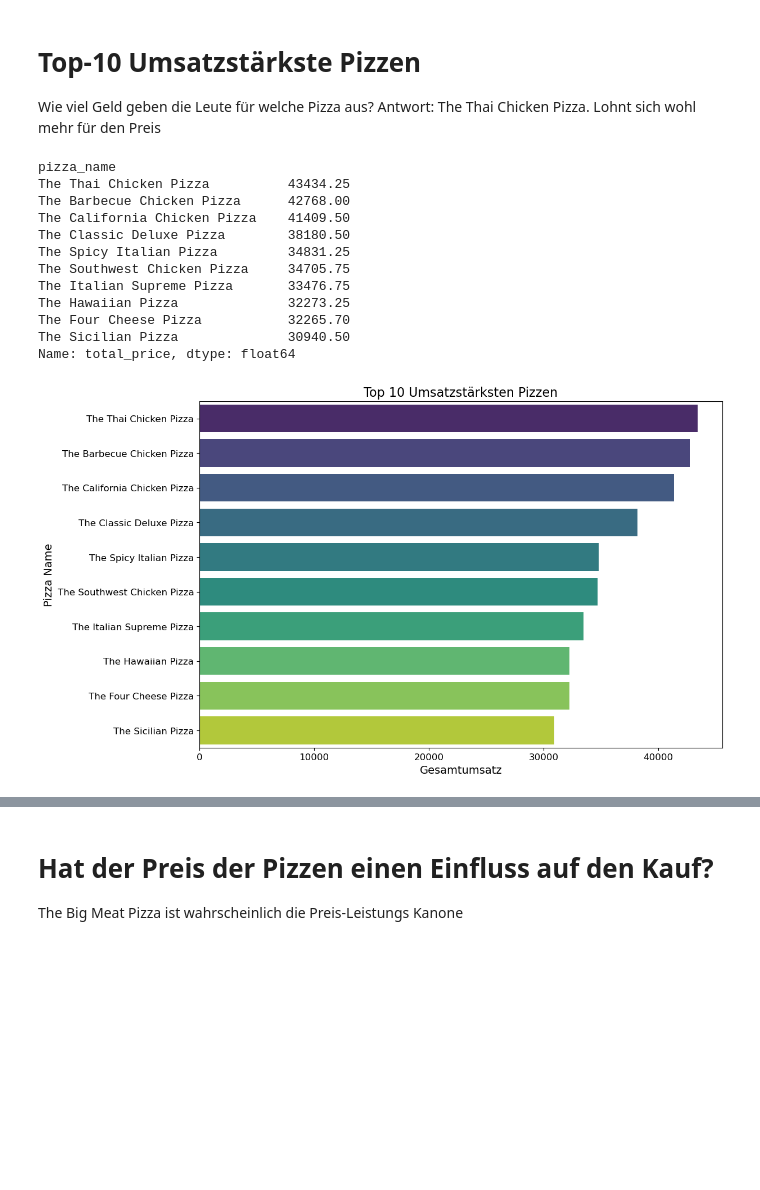
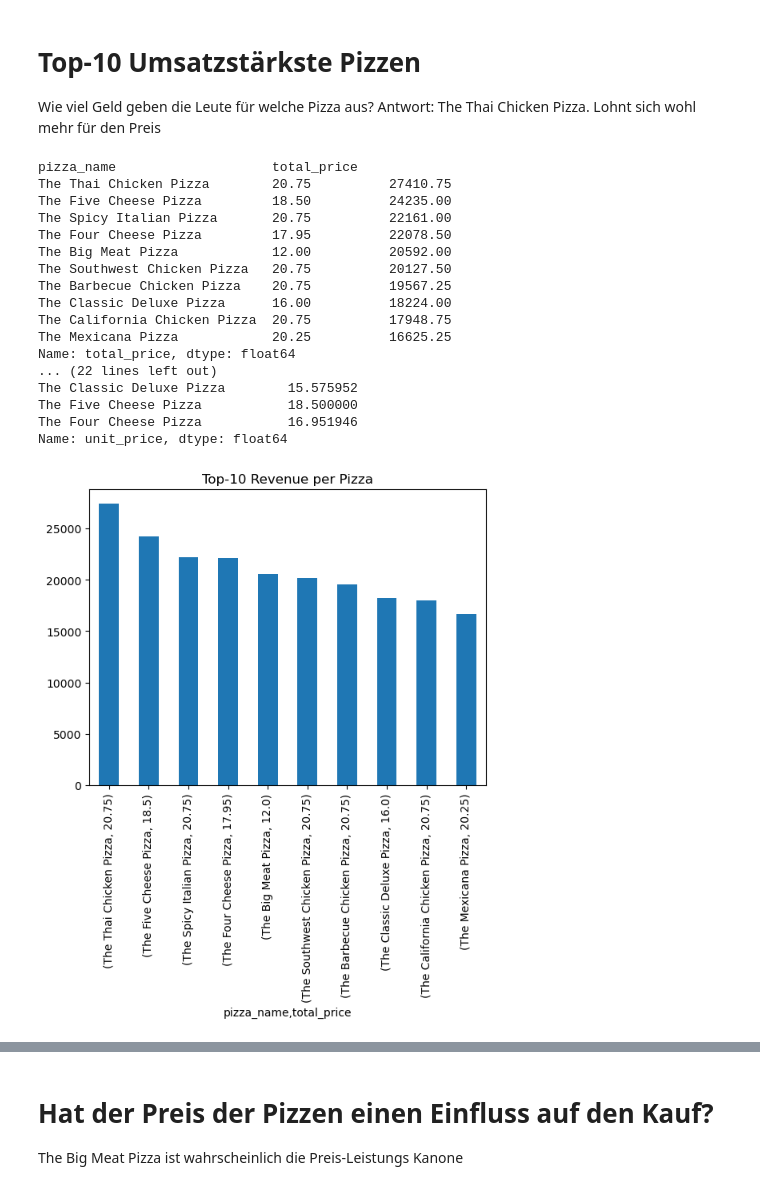
Before and after one commit to dasrinkana/pizza_sales, a Jupyter notebook: pizza.ipynb, the cells around one changed output, grey strips where cells are left out. Drawn from its saved outputs; the diff is of its cells as text; code cells hidden in the pictures; blank space fills up the shorter version.

```diff
--- a/pizza.ipynb
+++ b/pizza.ipynb
@@ -164,29 +164,48 @@ Anzahl der meistverkauften Pizza an diesem Tag: 22.0
 Wie viel Geld geben die Leute für welche Pizza aus?
 Antwort: The Thai Chicken Pizza. Lohnt sich wohl mehr für den Preis
 # %%
+total_price = data.groupby(['pizza_name', 'total_price'])['total_price'].sum()
+top_10_total_price = total_price.sort_values(ascending=False).head(10)
+print(top_10_total_price)
+top_10_total_price.plot(kind='bar', title='Top-10 Revenue per Pizza')
+
 total_price = data.groupby('pizza_name')['total_price'].sum()
 top_10_total_price = total_price.sort_values(ascending=False).head(10)
 print(top_10_total_price)
 
-plt.figure(figsize=(12, 8))
-sns.barplot(x=top_10_total_price.values, y=top_10_total_price.index, palette='viridis')
-plt.title('Top-10 Umsatzstärksten Pizzen', fontsize=16)
-plt.xlabel('Gesamtumsatz', fontsize=14)
+# Anzeige des Einzelpreises für jede Pizza
+unit_prices = data.groupby('pizza_name')['unit_price'].mean()
+print("\nUnit prices for each pizza:")
+print(unit_prices.head(10))
+
+# Erstellung des Balkendiagramms für die Top-10 umsatzstärksten Pizzen
+fig, ax = plt.subplots(figsize=(12, 8))
+sns.barplot(x=top_10_total_price.values, y=top_10_total_price.index, palette='viridis', ax=ax)
+for i, (value, name) in enumerate(zip(top_10_total_price.values, top_10_total_price.index)):
+    unit_price = unit_prices[name]
+    ax.text(value, i, f'€{unit_price:.2f}', va='center', ha='left', fontsize=12)
+plt.title('Top-10 Pizzas by Revenue with Unit Prices', fontsize=16)
+plt.xlabel('Total Revenue', fontsize=14)
 plt.ylabel('Pizza Name', fontsize=14)
 plt.xticks(fontsize=12)
 plt.yticks(fontsize=12)
 plt.show()
 # %% [output]
-pizza_name
-The Thai Chicken Pizza          43434.25
-The Barbecue Chicken Pizza      42768.00
-The California Chicken Pizza    41409.50
-The Classic Deluxe Pizza        38180.50
-The Spicy Italian Pizza         34831.25
-The Southwest Chicken Pizza     34705.75
-The Italian Supreme Pizza       33476.75
-The Hawaiian Pizza              32273.25
-The Four Cheese Pizza           32265.70
-The Sicilian Pizza              30940.50
+pizza_name                    total_price
+The Thai Chicken Pizza        20.75          27410.75
+The Five Cheese Pizza         18.50          24235.00
+The Spicy Italian Pizza       20.75          22161.00
+The Four Cheese Pizza         17.95          22078.50
+The Big Meat Pizza            12.00          20592.00
+The Southwest Chicken Pizza   20.75          20127.50
+The Barbecue Chicken Pizza    20.75          19567.25
+The Classic Deluxe Pizza      16.00          18224.00
+The California Chicken Pizza  20.75          17948.75
+The Mexicana Pizza            20.25          16625.25
 Name: total_price, dtype: float64
+... (22 lines left out)
+The Classic Deluxe Pizza        15.575952
+The Five Cheese Pizza           18.500000
+The Four Cheese Pizza           16.951946
+Name: unit_price, dtype: float64
-[figure, old version]
+[figure, new version]
```
Also changed, not shown: parts of 13 cells of this notebook.
